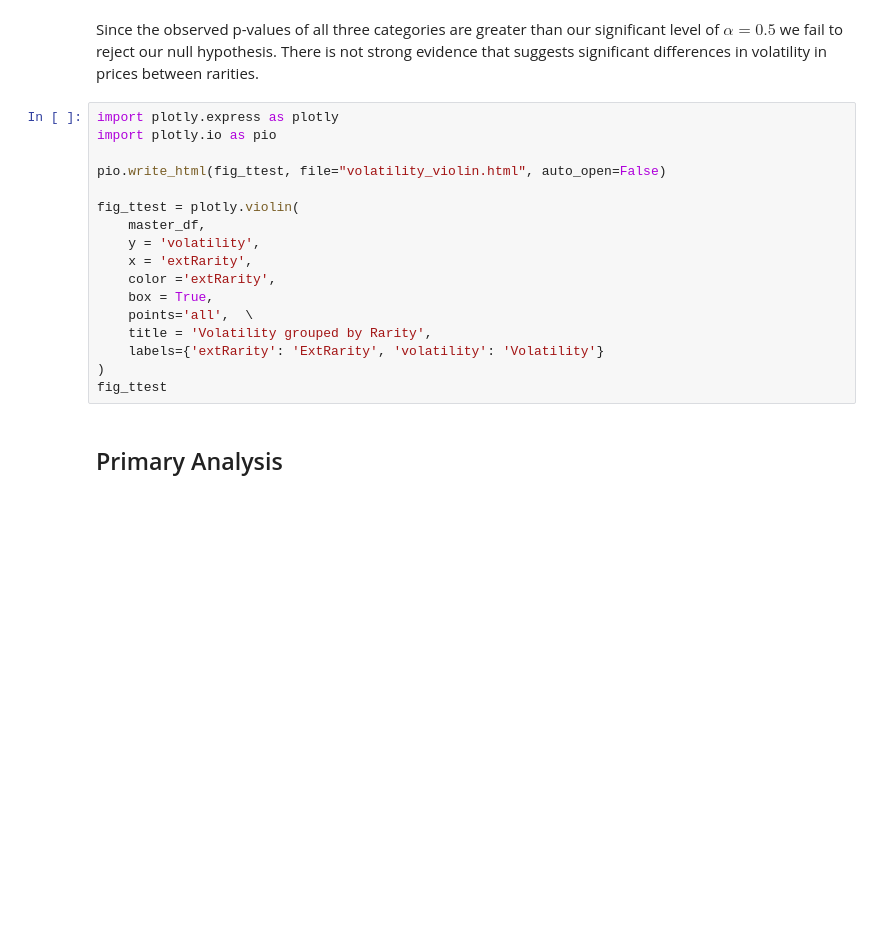
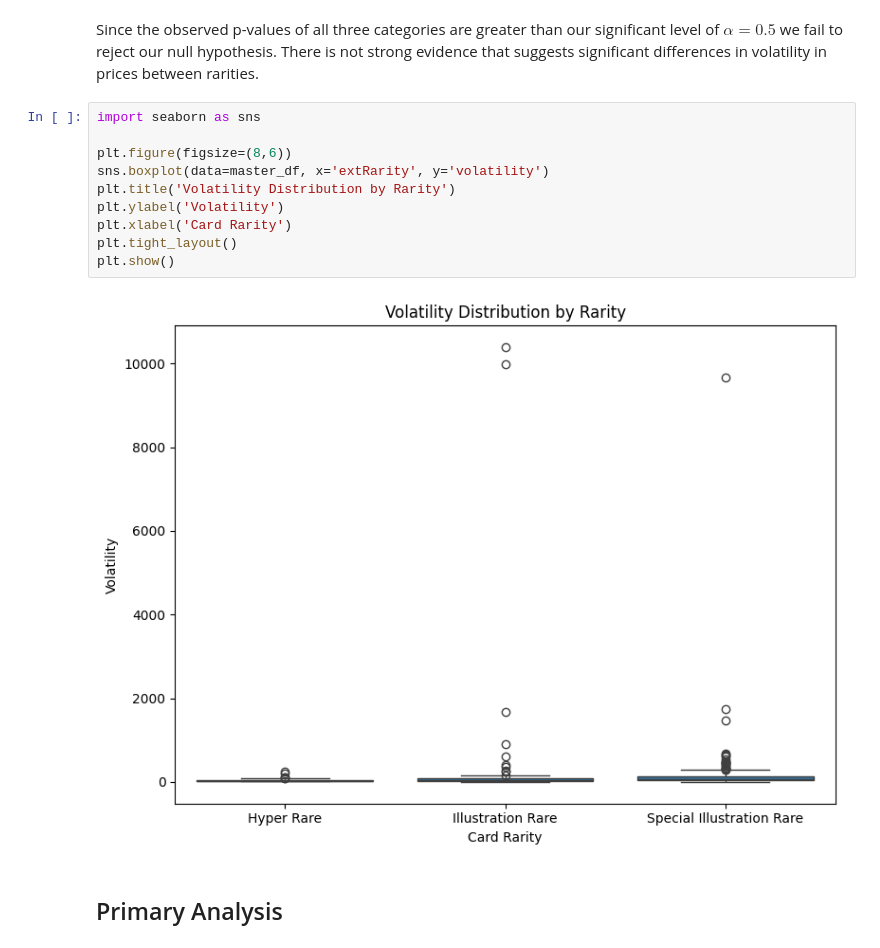
Before and after one commit to Raymon9-Chen/CMSC320-Final-Project, a Jupyter notebook: pokemon_set_data.ipynb, the cells around one changed output. Drawn from its saved outputs; the diff is of its cells as text; blank space fills up the shorter version.

Commit message:
boxplotgit add .

```diff
--- a/pokemon_set_data.ipynb
+++ b/pokemon_set_data.ipynb
@@ -498,23 +498,18 @@ The observed p-value of hyper rare cards versus special illustration rare is: 0.
 The observed p-value of illustration rare cards versus special illustration rare is: 0.5146676677454878
 # %% [markdown]
 Since the observed p-values of all three categories are greater than our significant level of $\alpha = 0.5$ we fail to reject our null hypothesis. There is not strong evidence that suggests significant differences in volatility in prices between rarities.
-# %%
-import plotly.express as plotly
-import plotly.io as pio
-
-pio.write_html(fig_ttest, file="volatility_violin.html", auto_open=False)
-
-fig_ttest = plotly.violin(
-    master_df,
-    y = 'volatility',
-    x = 'extRarity',
-    color ='extRarity',
-    box = True,
-    points='all',  \
-    title = 'Volatility grouped by Rarity',
-    labels={'extRarity': 'ExtRarity', 'volatility': 'Volatility'}
-)
-fig_ttest
+# %%
+import seaborn as sns
+
+plt.figure(figsize=(8,6))
+sns.boxplot(data=master_df, x='extRarity', y='volatility')
+plt.title('Volatility Distribution by Rarity')
+plt.ylabel('Volatility')
+plt.xlabel('Card Rarity')
+plt.tight_layout()
+plt.show()
+# %% [output]
+[figure, added]
 # %% [markdown]
 ## Primary Analysis
 # %% [markdown]
```
Also changed, not shown: 2 other files.
